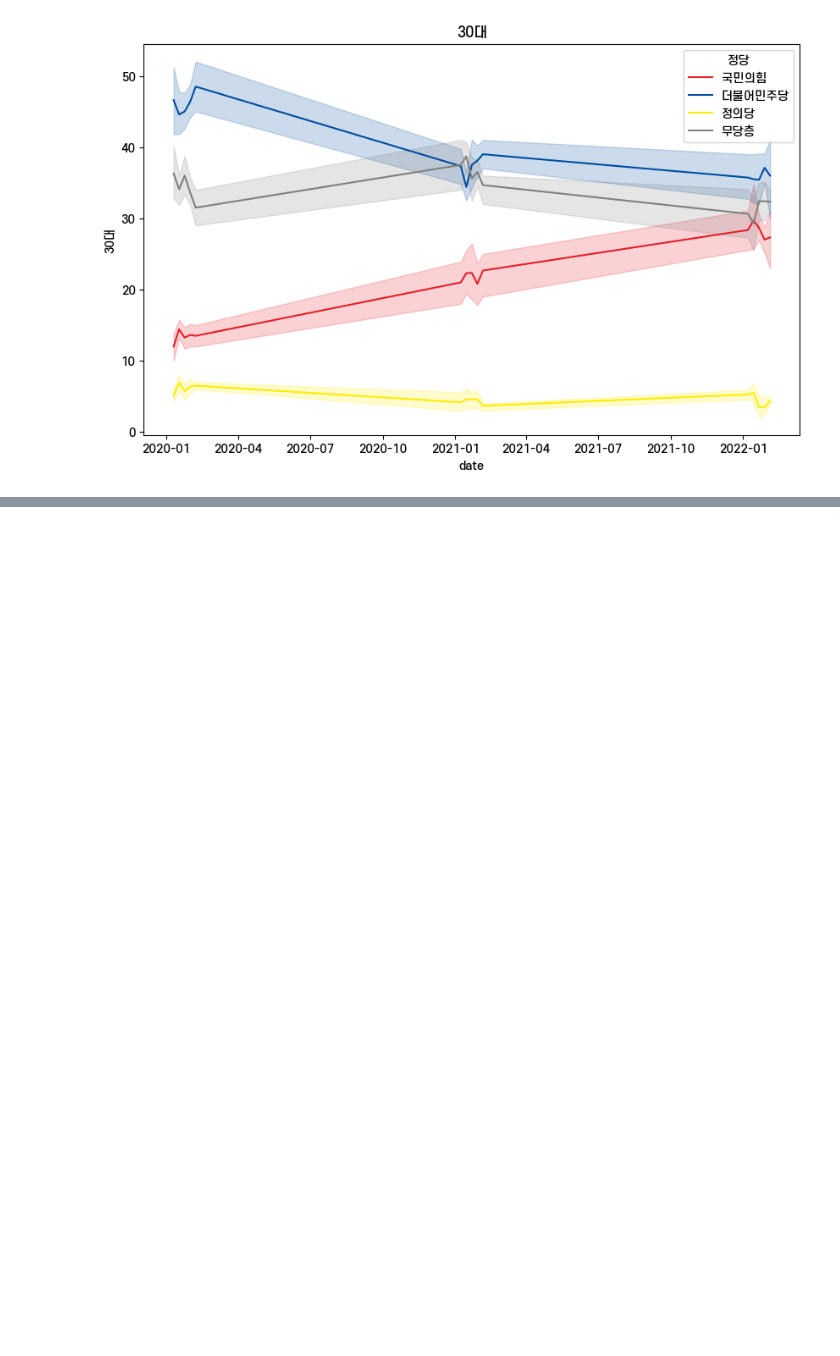
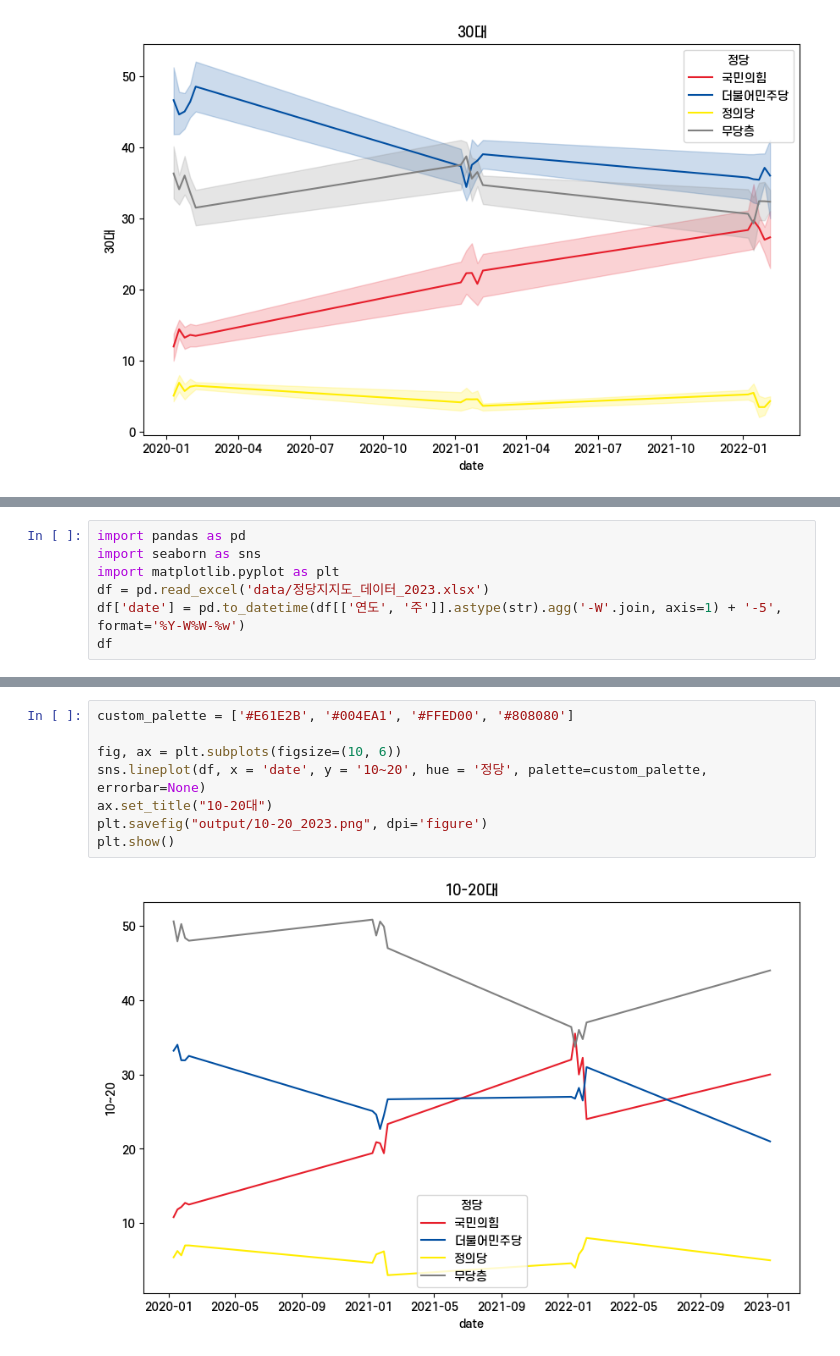
Before and after one commit to dschloe/streamlit-election-analysis, a Jupyter notebook: analysis.ipynb, the cells around one changed output, grey strips where cells are left out. Drawn from its saved outputs; the diff is of its cells as text; blank space fills up the shorter version.

```diff
--- a/analysis.ipynb
+++ b/analysis.ipynb
@@ -106,0 +131,7 @@ plt.show()
+# %%
+import pandas as pd
+import seaborn as sns
+import matplotlib.pyplot as plt
+df = pd.read_excel('data/정당지지도_데이터_2023.xlsx')
+df['date'] = pd.to_datetime(df[['연도', '주']].astype(str).agg('-W'.join, axis=1) + '-5', format='%Y-W%W-%w')
+df
@@ -106,0 +152,10 @@ plt.show()
+# %%
+custom_palette = ['#E61E2B', '#004EA1', '#FFED00', '#808080']
+
+fig, ax = plt.subplots(figsize=(10, 6))
+sns.lineplot(df, x = 'date', y = '10~20', hue = '정당', palette=custom_palette, errorbar=None)
+ax.set_title("10-20대")
+plt.savefig("output/10-20_2023.png", dpi='figure')
+plt.show()
+# %% [output]
+[figure, added]
```
Also changed, not shown: parts of 13 cells of this notebook, 14 other files.
